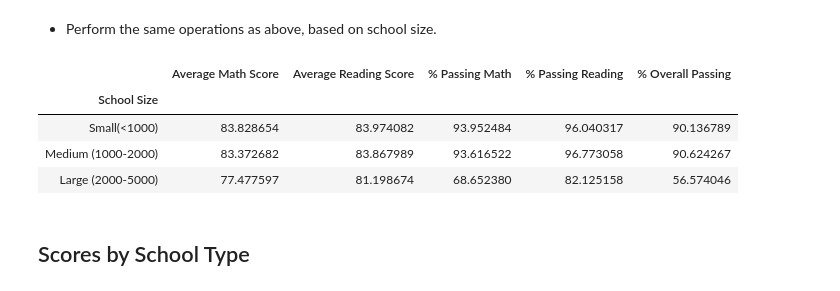
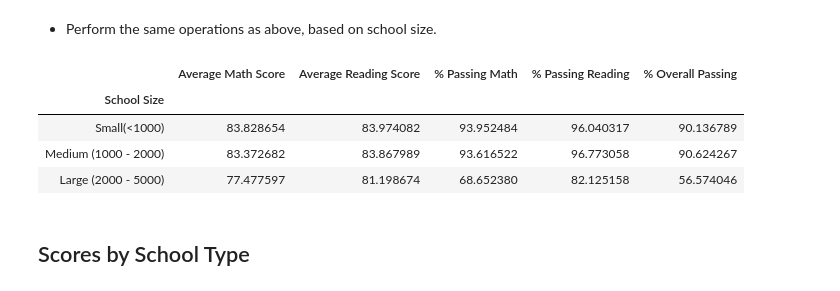
Before and after one commit to prasannarangam21/pandas-challenge, a Jupyter notebook: PyCitySchools/PyCitySchools.ipynb, the cells around one changed output. Drawn from its saved outputs; the diff is of its cells as text; code cells hidden in the pictures.

```diff
--- a/PyCitySchools/PyCitySchools.ipynb
+++ b/PyCitySchools/PyCitySchools.ipynb
@@ -358,32 +358,32 @@ scores_by_budget
 # %% [markdown]
 * Perform the same operations as above, based on school size.
 # %%
-bins = [0, 999, 1999, 4999]
-group_names = ["Small(<1000)", "Medium (1000-2000)" , "Large (2000-5000)"]
+bins = [0, 1000, 2000, 5000]
+group_names = ["Small(<1000)", "Medium (1000 - 2000)" , "Large (2000 - 5000)"]
 school_data_complete['School Size'] = pd.cut(school_data_complete['size'], bins, labels = group_names)
+
 score_by_size = school_data_complete.groupby('School Size')
 
 avg_math = score_by_size['math_score'].mean()
 avg_read = score_by_size['reading_score'].mean()
 pass_math = school_data_complete[school_data_complete['math_score'] >= 70].groupby('School Size')['Student ID'].count()/score_by_size['Student ID'].count() * 100
 pass_read = school_data_complete[school_data_complete['reading_score'] >= 70].groupby('School Size')['Student ID'].count()/score_by_size['Student ID'].count() * 100
 overall = school_data_complete[(school_data_complete['math_score'] >= 70) & (school_data_complete['reading_score'] >= 70)].groupby('School Size')['Student ID'].count()/score_by_size['Student ID'].count() * 100
 
 scores_by_size = pd.DataFrame({
-    "Average Math Score": avg_math,
-    "Average Reading Score": avg_read,
-    "% Passing Math": pass_math,
-    "% Passing Reading": pass_read,
-    "% Overall Passing ": overall
-
-})
+                                "Average Math Score": avg_math,
+                                "Average Reading Score": avg_read,
+                                "% Passing Math": pass_math,
+                                "% Passing Reading": pass_read,
+                                "% Overall Passing ": overall
+                             })
 scores_by_size
 # %% [output]
 |  | Average Math Score | Average Reading Score | % Passing Math | % Passing Reading | % Overall Passing |
 | School Size |  |  |  |  |  |
 | Small(<1000) | 83.828654 | 83.974082 | 93.952484 | 96.040317 | 90.136789 |
-| Medium (1000-2000) | 83.372682 | 83.867989 | 93.616522 | 96.773058 | 90.624267 |
-| Large (2000-5000) | 77.477597 | 81.198674 | 68.652380 | 82.125158 | 56.574046 |
+| Medium (1000 - 2000) | 83.372682 | 83.867989 | 93.616522 | 96.773058 | 90.624267 |
+| Large (2000 - 5000) | 77.477597 | 81.198674 | 68.652380 | 82.125158 | 56.574046 |
 # %% [markdown]
 ## Scores by School Type
 # %% [markdown]
```
Also changed, not shown: parts of 1 cell of this notebook.
